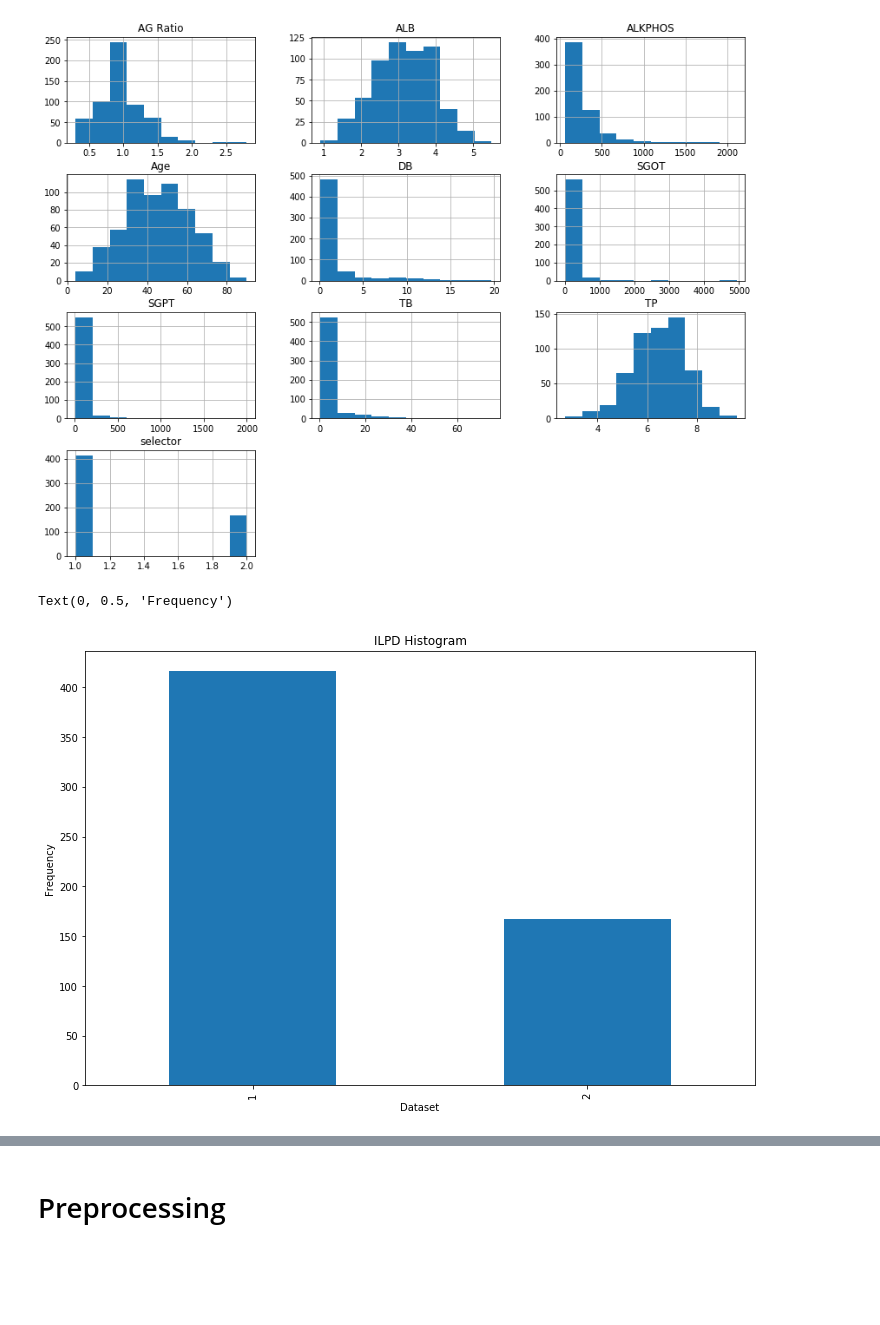
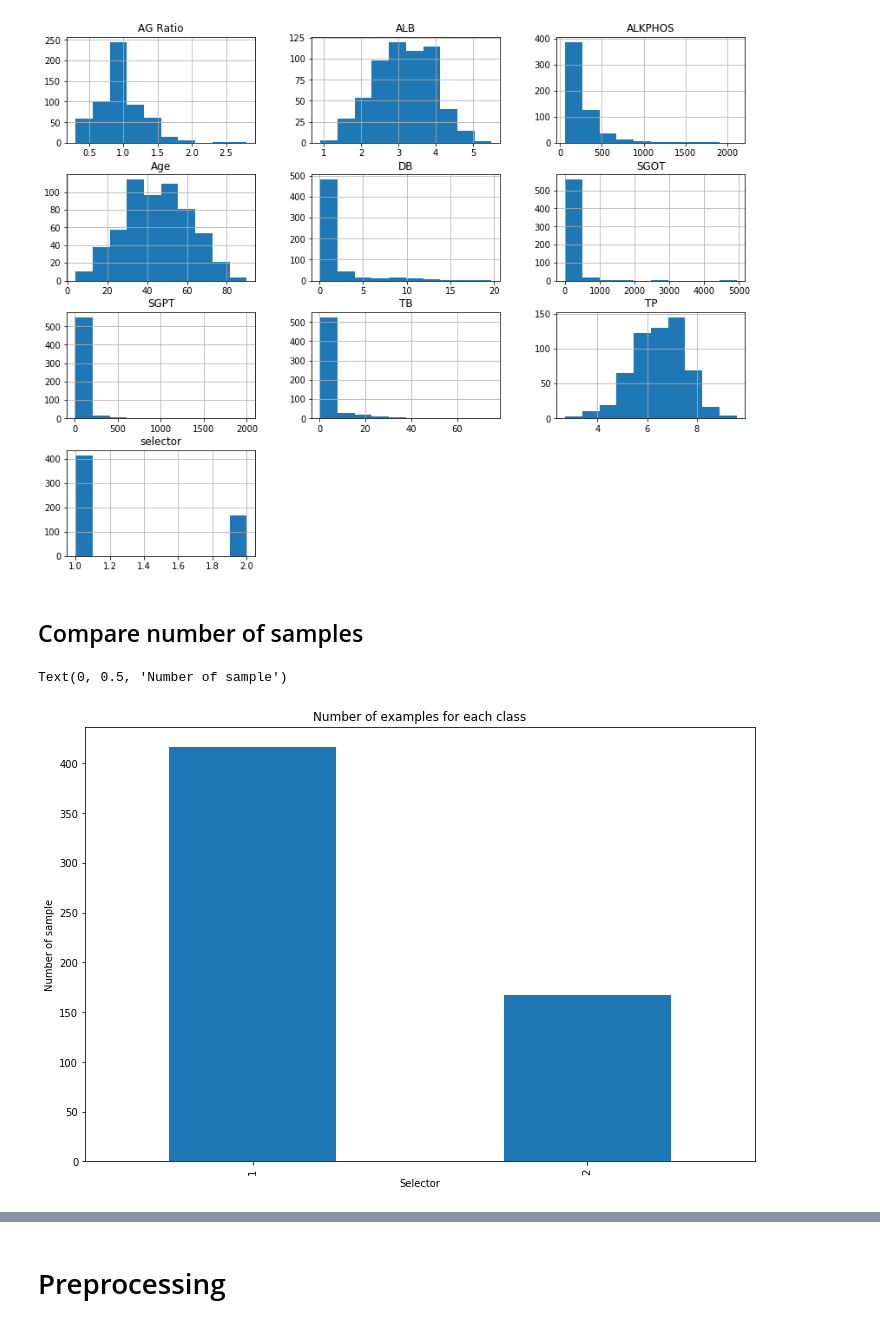
Before and after one commit to vegetablecode/NeuralNetworks, a Jupyter notebook: indian liver patient classification/ILPD-classification.ipynb, the cells around one changed output, grey strips where cells are left out. Saved outputs shown, nothing was run; the diff lists cells and outputs as text; code cells hidden in the pictures; blank space fills up the shorter version.

```diff
--- a/indian liver patient classification/ILPD-classification.ipynb
+++ b/indian liver patient classification/ILPD-classification.ipynb
@@ -108,12 +110,15 @@ array([[<matplotlib.axes._subplots.AxesSubplot object at 0x...>,
         <matplotlib.axes._subplots.AxesSubplot object at 0x...>]],
       dtype=object)
 [figure]
+# %% [markdown]
+## Compare number of samples
 # %%
+# show number of examples in each class
 numb_of_classes = pd.value_counts(df['selector'], sort = True).sort_index()
 numb_of_classes.plot(kind = 'bar')
-plt.title("ILPD Histogram")
-plt.xlabel("Dataset")
-plt.ylabel("Frequency")
+plt.title("Number of examples for each class")
+plt.xlabel("Selector")
+plt.ylabel("Number of sample")
 # %% [output]
-Text(0, 0.5, 'Frequency')
+Text(0, 0.5, 'Number of sample')
-[figure, old version]
+[figure, new version]
```
Also changed, not shown: parts of 67 cells of this notebook, 2 other files.
